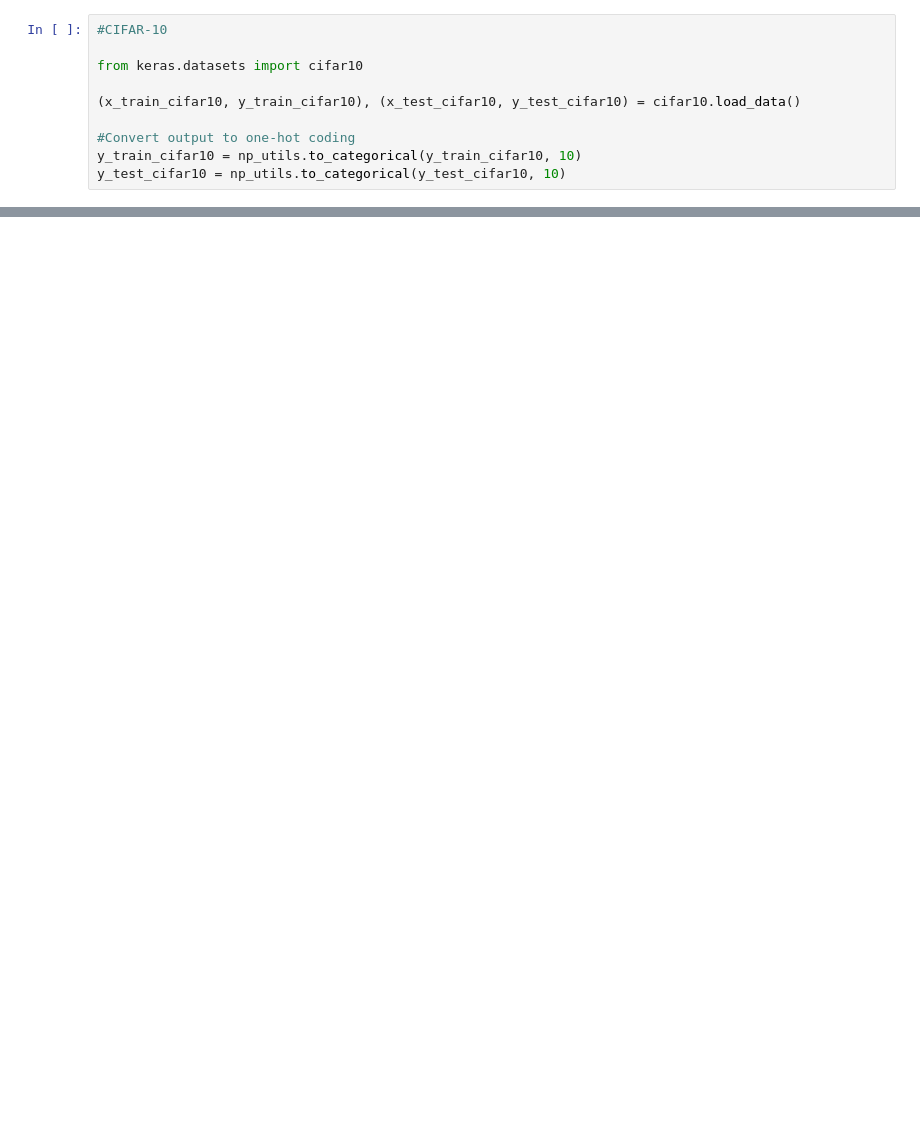
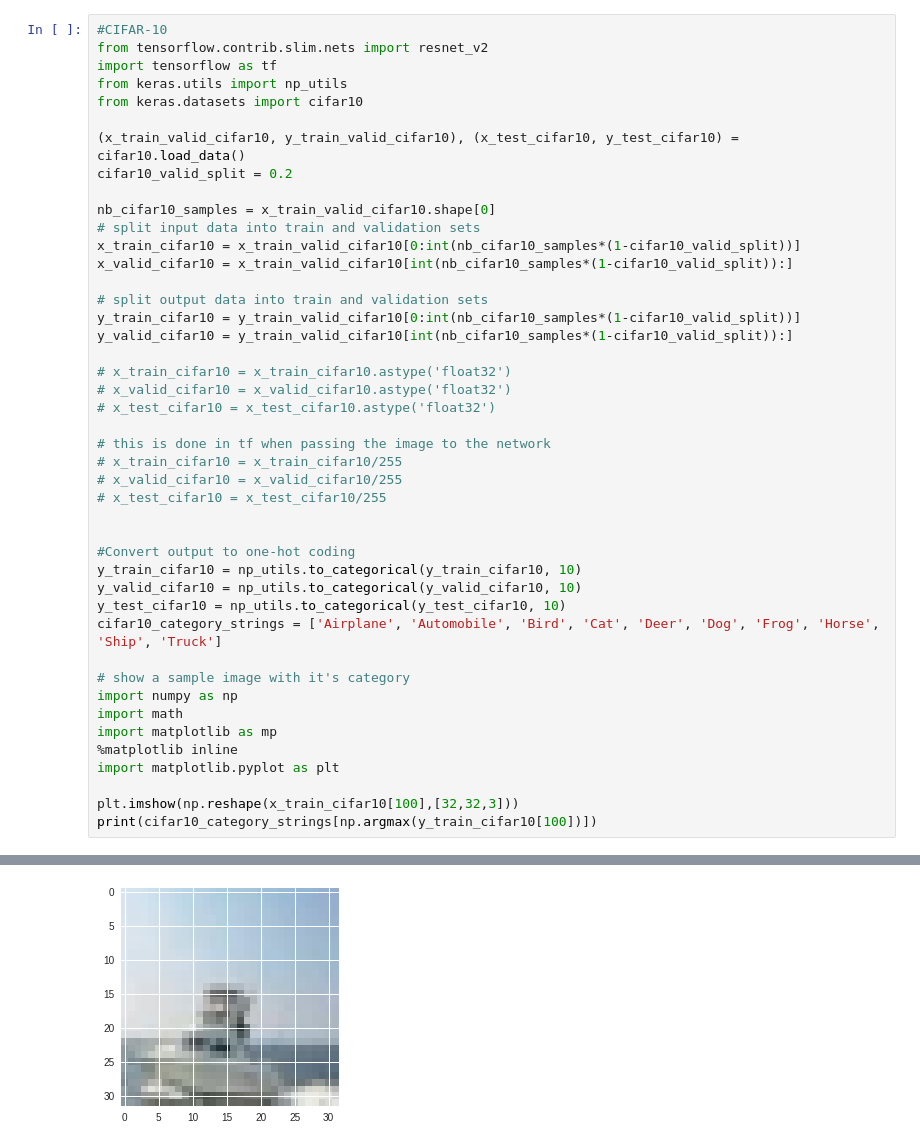
Before and after one commit to kovandras/ActFun, a Jupyter notebook: DeepLearning_HW_ActFun.ipynb, the cells around one changed output, grey strips where cells are left out. Cells and saved outputs as stored; diff of their text form; blank space fills up the shorter version.

```diff
--- a/DeepLearning_HW_ActFun.ipynb
+++ b/DeepLearning_HW_ActFun.ipynb
@@ -56,10 +83,45 @@ y_test_mnist = np_utils.to_categorical(y_test_mnist, 10)
-# %%
-#CIFAR-10
-
-from keras.datasets import cifar10
-
-(x_train_cifar10, y_train_cifar10), (x_test_cifar10, y_test_cifar10) = cifar10.load_data()
-
-#Convert output to one-hot coding
-y_train_cifar10 = np_utils.to_categorical(y_train_cifar10, 10)
-y_test_cifar10 = np_utils.to_categorical(y_test_cifar10, 10)
+# %%
+#CIFAR-10
+from tensorflow.contrib.slim.nets import resnet_v2
+import tensorflow as tf
+from keras.utils import np_utils
+from keras.datasets import cifar10
+
+(x_train_valid_cifar10, y_train_valid_cifar10), (x_test_cifar10, y_test_cifar10) = cifar10.load_data()
+cifar10_valid_split = 0.2
+
+nb_cifar10_samples = x_train_valid_cifar10.shape[0]
+# split input data into train and validation sets
+x_train_cifar10 = x_train_valid_cifar10[0:int(nb_cifar10_samples*(1-cifar10_valid_split))]
+x_valid_cifar10 = x_train_valid_cifar10[int(nb_cifar10_samples*(1-cifar10_valid_split)):]
+
+# split output data into train and validation sets
+y_train_cifar10 = y_train_valid_cifar10[0:int(nb_cifar10_samples*(1-cifar10_valid_split))]
+y_valid_cifar10 = y_train_valid_cifar10[int(nb_cifar10_samples*(1-cifar10_valid_split)):]
+
+# x_train_cifar10 = x_train_cifar10.astype('float32')
+# x_valid_cifar10 = x_valid_cifar10.astype('float32')
+# x_test_cifar10 = x_test_cifar10.astype('float32')
+
+# this is done in tf when passing the image to the network
+# x_train_cifar10 = x_train_cifar10/255
+# x_valid_cifar10 = x_valid_cifar10/255
+# x_test_cifar10 = x_test_cifar10/255
+
+
+#Convert output to one-hot coding
+y_train_cifar10 = np_utils.to_categorical(y_train_cifar10, 10)
+y_valid_cifar10 = np_utils.to_categorical(y_valid_cifar10, 10)
+y_test_cifar10 = np_utils.to_categorical(y_test_cifar10, 10)
+cifar10_category_strings = ['Airplane', 'Automobile', 'Bird', 'Cat', 'Deer', 'Dog', 'Frog', 'Horse', 'Ship', 'Truck']
+
+# show a sample image with it's category
+import numpy as np
+import math
+import matplotlib as mp
+%matplotlib inline
+import matplotlib.pyplot as plt
+
+plt.imshow(np.reshape(x_train_cifar10[100],[32,32,3]))
+print(cifar10_category_strings[np.argmax(y_train_cifar10[100])])
+# %% [output]
@@ -65,0 +131 @@ y_test_cifar10 = np_utils.to_categorical(y_test_cifar10, 10)
+[figure, added]
```
Also changed, not shown: parts of 26 cells of this notebook.
